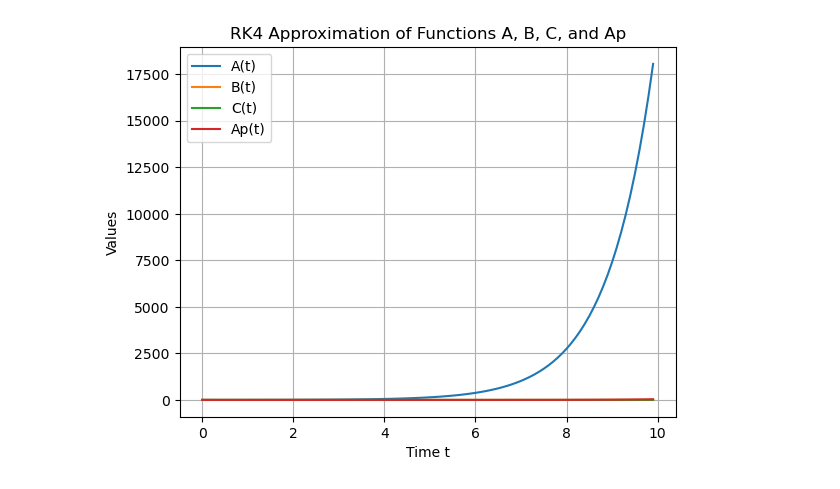
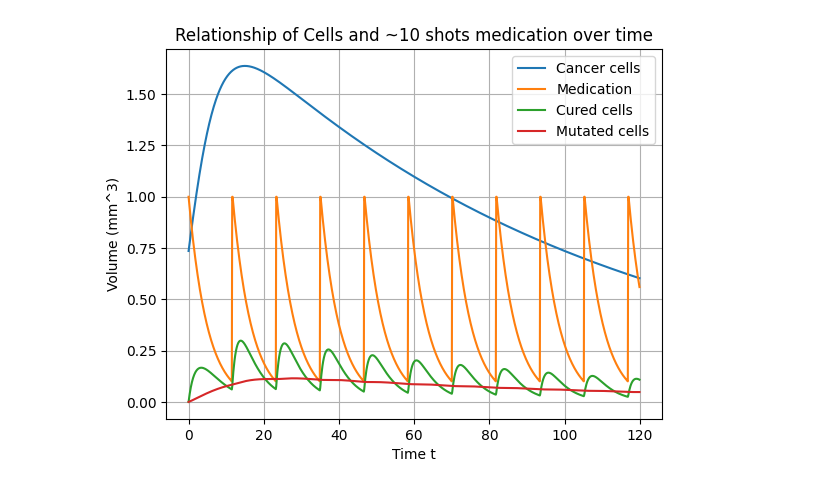
Before and after one commit to PXu114/531TermPaper, a Jupyter notebook: scratch.ipynb, the cells around one changed output. Cells and saved outputs as stored; diff of their text form; code cells hidden in the pictures.

```diff
--- a/scratch.ipynb
+++ b/scratch.ipynb
@@ -90,22 +93,22 @@ import numpy as np
 import matplotlib.pyplot as plt
 
 # Define initial conditions
-r = 2
-k = 10
-kp = 0.1
-m = 1
+r = 0.1
+rp = 0.1
+k = 0.2
+kp = 0.05
+m = 0.1
 mp = 0.01
-delta = 3
-beta = 10
-gamma = 0.1
-gammap = 4
-C_1 = 1.0
-C_2 = 1.0
-C_3 = 1.0
-C_4 = 1.0
+delta = 0.2     # med degen rate 0.2
+beta = 0.7
+gamma = 0.01
+C_1 = 2
+C_2 = 1
+C_3 = -1
+C_4 = 0.0
 
 h = 0.1  # Step size
-n_steps = 100  # Number of steps
+n_steps = 1200  # Number of steps
 
 # Time points
 t = np.arange(0, n_steps * h, h)
@@ -131,40 +134,48 @@ def rk4_step(func, t, y, h):
     k4 = h * func(t + h)
     return y + (k1 + 2 * k2 + 2 * k3 + k4) / 6
 
 # Compute A and B values
 for i in range(n_steps):
     A_values[i] = A(t[i])
-    B_values[i] = B(t[i])
+
+counter = 0
+for j in range(n_steps):
+    B_values[j] = B(t[counter])
+    counter += 1
+    if B_values[j] < 0.1 and j != 0:
+        B_values[j] = B(0)
+        counter = 0
+
 
 # Integrate C(t) and Ap(t) separately using trapezoidal rule
 def C_integrand(t, A_values, B_values):
     return k * A_values * B_values * np.exp((beta + gamma) * t)
 
 C_integral = np.zeros(n_steps)
 for i in range(1, n_steps):
     C_integral[i] = np.trapz(C_integrand(t[:i+1], A_values[:i+1], B_values[:i+1]), t[:i+1])
 
 C_values = np.exp(-(beta + gamma) * t) * (1 + C_integral) + C_3 * np.exp(-(beta + gamma) * t)
 
 def Ap_integrand(t, A_values, C_values):
-    return np.exp((gammap + kp) * t) * (mp * A_values + gamma * C_values)
+    return np.exp((rp + kp) * t) * (mp * A_values + gamma * C_values)
 
 Ap_integral = np.zeros(n_steps)
 for i in range(1, n_steps):
     Ap_integral[i] = np.trapz(Ap_integrand(t[:i+1], A_values[:i+1], C_values[:i+1]), t[:i+1])
 
-Ap_values = np.exp(-(gammap + kp) * t) * Ap_integral + C_4 * np.exp(-(gammap + kp) * t)
+Ap_values = np.exp(-(rp + kp) * t) * Ap_integral + C_4 * np.exp(-(rp + kp) * t)
 
 # Plot results
-plt.plot(t, A_values, label='A(t)')
-plt.plot(t, B_values, label='B(t)')
-plt.plot(t, C_values, label='C(t)')
-plt.plot(t, Ap_values, label='Ap(t)')
+plt.plot(t, A_values, label='Cancer cells')
+plt.plot(t, B_values, label='Medication')
+plt.plot(t, C_values, label='Cured cells')
+plt.plot(t, Ap_values, label='Mutated cells')
 plt.xlabel('Time t')
-plt.ylabel('Values')
+plt.ylabel('Volume (mm^3)')
 plt.legend()
-plt.title('RK4 Approximation of Functions A, B, C, and Ap')
+plt.title('Relationship of Cells and ~10 shots medication over time')
 plt.grid(True)
 plt.show()
 # %% [output]
-[figure, old version]
+[figure, new version]
```
Also changed, not shown: parts of 3 cells of this notebook.
